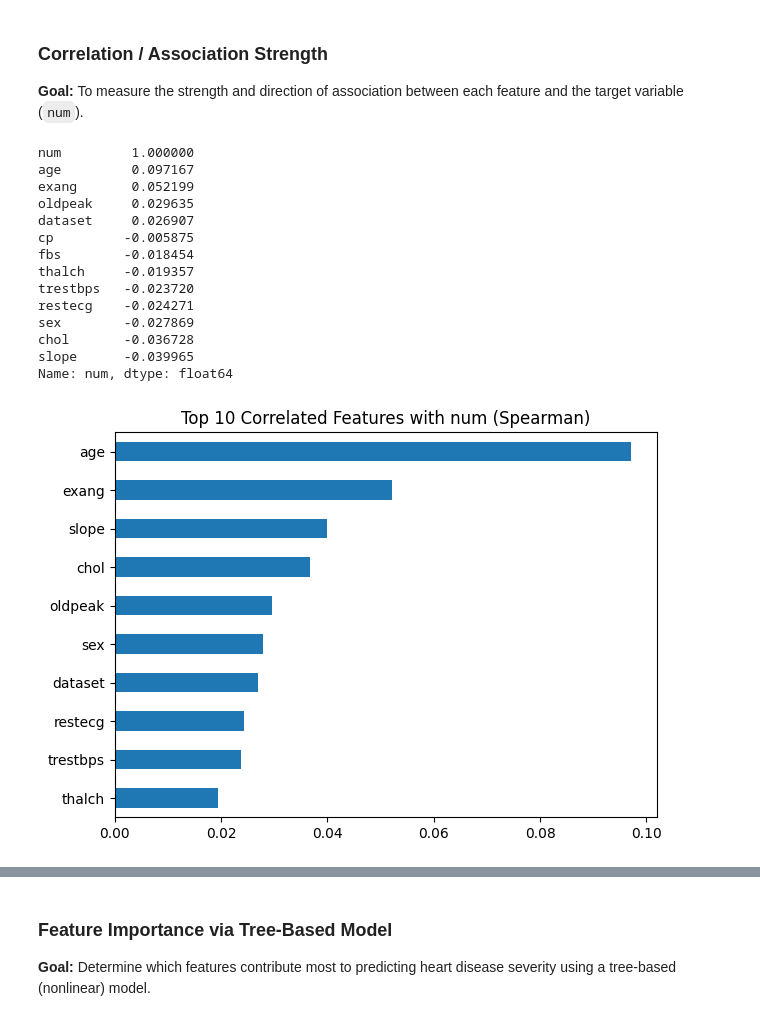
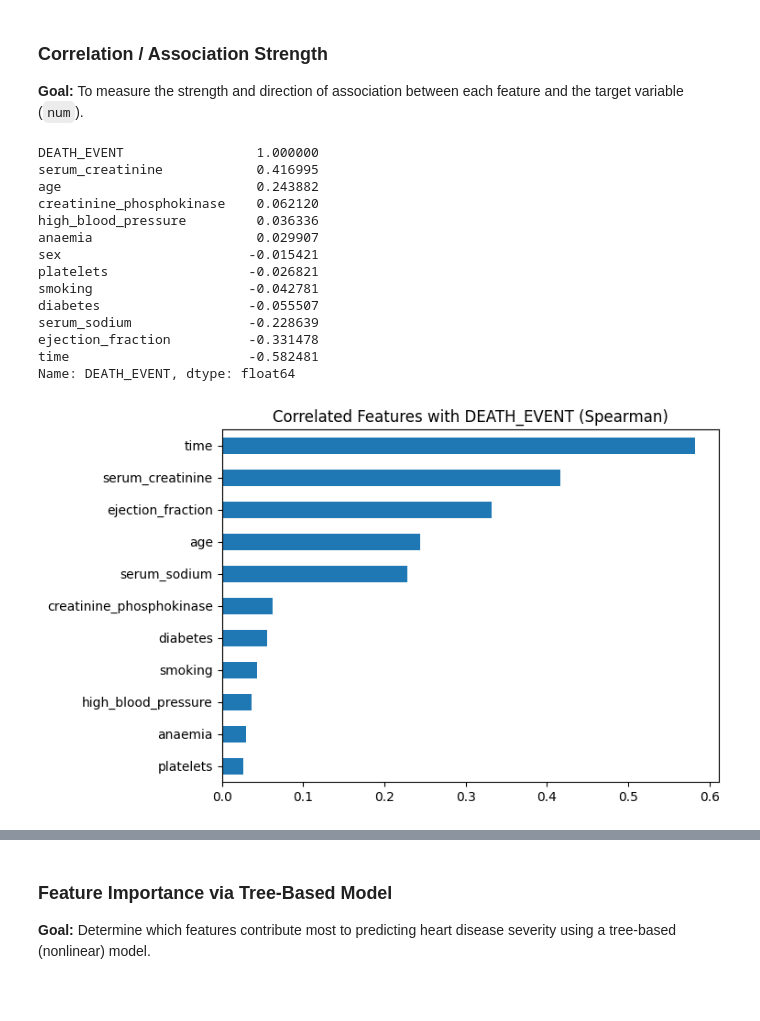
Before and after one commit to zuzannapajak/cardio-risk-prediction, a Jupyter notebook: notebooks/feature-analysis.ipynb, the cells around one changed output, grey strips where cells are left out. Saved outputs shown, nothing was run; the diff lists cells and outputs as text; code cells hidden in the pictures; blank space fills up the shorter version.

```diff
--- a/notebooks/feature-analysis.ipynb
+++ b/notebooks/feature-analysis.ipynb
@@ -36,12 +25,6 @@ from scripts.dimred.pipeline import build_dimred_preprocessing_pipeline
 
 SEED = 42
 # %%
-df_clean = pd.read_csv('../data/df_clean.csv')
-numerical_columns = df_clean.select_dtypes(include=np.number).columns.to_list()
-categorical_columns = df_clean.select_dtypes(exclude=np.number).columns.to_list()
-
-df_prep_ml = pd.read_csv('../data/df_preprocessed.csv')
-dimred_prep = build_dimred_preprocessing_pipeline()
-df_prep = dimred_prep.fit_transform(df_clean)
-df_prep.head()
+df = pd.read_csv('../data/df_prep_bal.csv')
+df.head()
 # %% [output]
@@ -54,12 +37,6 @@ df_prep.head()
 # %%
-TARGET_COL = 'num'
-X_prep = df_prep.drop(columns=["num"])
-y_prep = df_prep["num"]
+df_copy = df.copy()
+TARGET_COL = 'DEATH_EVENT'
+
+X = df_copy.drop(columns=[TARGET_COL])
+y = df_copy[TARGET_COL]
-# %%
-# SMOTEENN instance and apply
-smote_enn = SMOTEENN(random_state=SEED)
-X, y = smote_enn.fit_resample(X_prep, y_prep)
-
-df = pd.DataFrame(X, columns=X.columns)
-df[TARGET_COL] = y_prep
-df.head()
@@ -108,24 +64,24 @@ Features such as **age**, **cp**, **thalch**, **exang**, and **oldpeak** show me
 corrs = df.corr(method="spearman")[TARGET_COL].sort_values(ascending=False)
 corrs
 # %% [output]
-num         1.000000
-age         0.097167
-exang       0.052199
-oldpeak     0.029635
-dataset     0.026907
-cp         -0.005875
-fbs        -0.018454
-thalch     -0.019357
-trestbps   -0.023720
-restecg    -0.024271
-sex        -0.027869
-chol       -0.036728
-slope      -0.039965
-Name: num, dtype: float64
+DEATH_EVENT                 1.000000
+serum_creatinine            0.416995
+age                         0.243882
+creatinine_phosphokinase    0.062120
+high_blood_pressure         0.036336
+anaemia                     0.029907
+sex                        -0.015421
+platelets                  -0.026821
+smoking                    -0.042781
+diabetes                   -0.055507
+serum_sodium               -0.228639
+ejection_fraction          -0.331478
+time                       -0.582481
+Name: DEATH_EVENT, dtype: float64
 # %%
-corr_abs = corrs.abs().sort_values(ascending=False)[1:11]  # skip 'num' itself
-corr_abs.plot(kind="barh", figsize=(7,5), title="Top 10 Correlated Features with num (Spearman)")
+corr_abs = corrs.abs().sort_values(ascending=False)[1:12]
+corr_abs.plot(kind="barh", figsize=(7,5), title="Correlated Features with DEATH_EVENT (Spearman)")
 plt.gca().invert_yaxis()
 plt.show()
 # %% [output]
-[figure, old version]
+[figure, new version]
```
Also changed, not shown: parts of 29 cells of this notebook, 12 other files.
